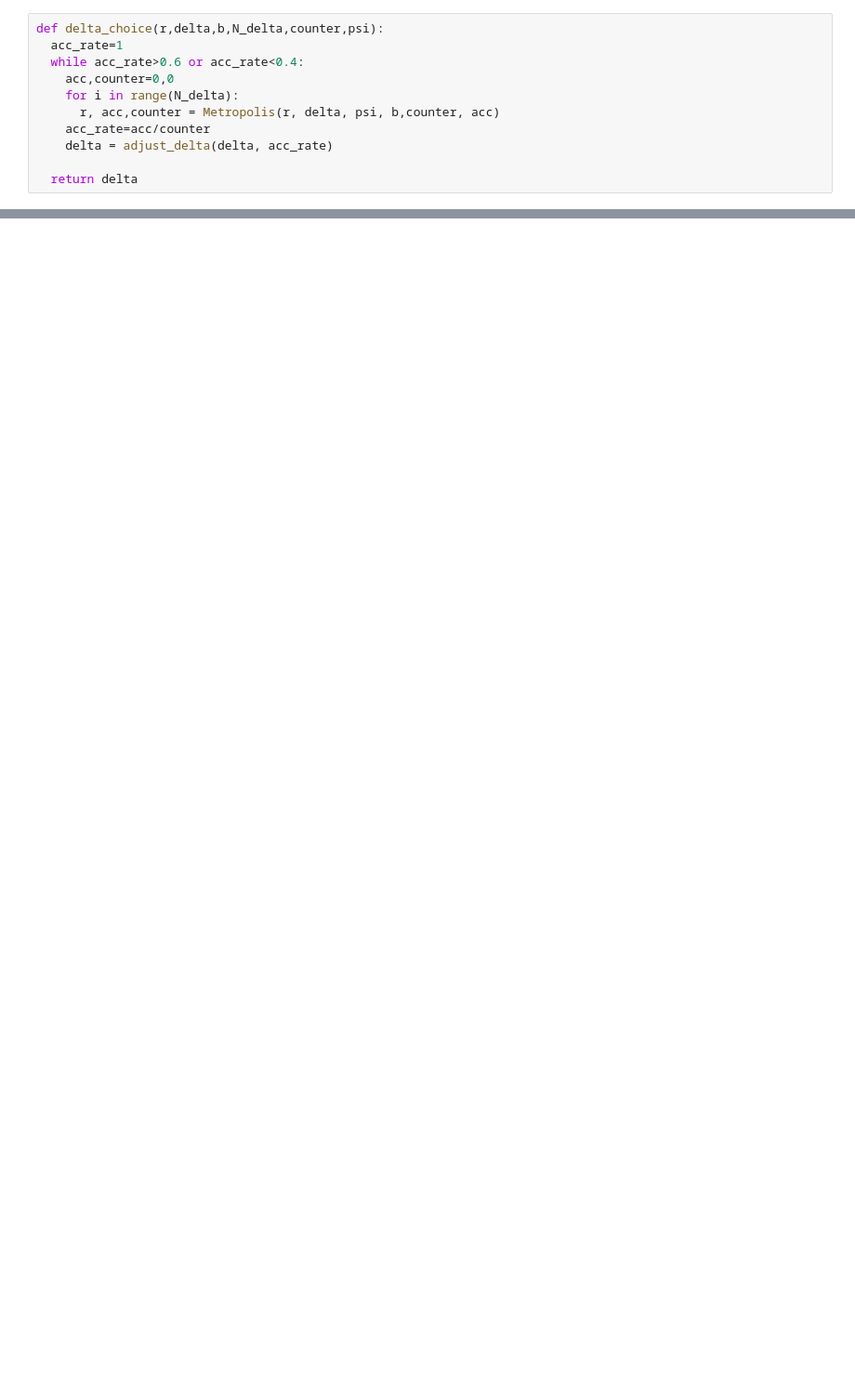
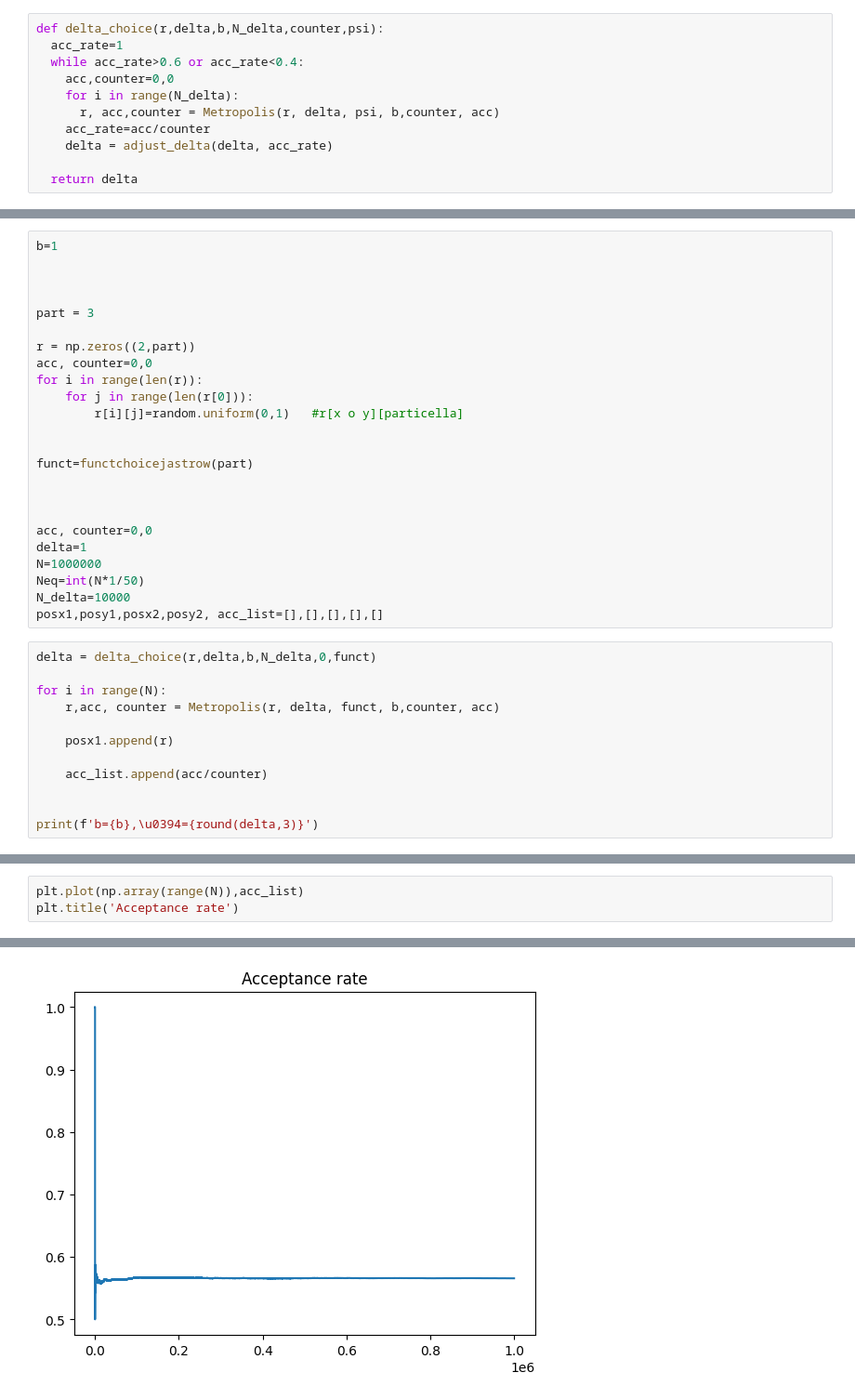
Before and after one commit to marcobeIIa/computational_physics, a Jupyter notebook: homework4/prova2particelle.ipynb, the cells around one changed output, grey strips where cells are left out. Shown at 93% size. Saved outputs shown, nothing was run; the diff lists cells and outputs as text; blank space fills up the shorter version.

```diff
--- a/homework4/prova2particelle.ipynb
+++ b/homework4/prova2particelle.ipynb
@@ -125,0 +286,36 @@ plt.plot(y,posy2, label='y2')
+# %%
+b=1
+
+
+
+part = 3
+
+r = np.zeros((2,part))
+acc, counter=0,0
+for i in range(len(r)):
+    for j in range(len(r[0])):
+        r[i][j]=random.uniform(0,1)   #r[x o y][particella]
+
+
+funct=functchoicejastrow(part)
+
+
+
+acc, counter=0,0
+delta=1
+N=1000000
+Neq=int(N*1/50)
+N_delta=10000
+posx1,posy1,posx2,posy2, acc_list=[],[],[],[],[]
+# %%
+delta = delta_choice(r,delta,b,N_delta,0,funct)
+
+for i in range(N):
+    r,acc, counter = Metropolis(r, delta, funct, b,counter, acc)
+
+    posx1.append(r)
+
+    acc_list.append(acc/counter)
+
+
+print(f'b={b},\u0394={round(delta,3)}')
@@ -125,0 +324,4 @@ plt.plot(y,posy2, label='y2')
+# %%
+plt.plot(np.array(range(N)),acc_list)
+plt.title('Acceptance rate')
+# %% [output]
@@ -125,0 +329 @@ plt.plot(y,posy2, label='y2')
+[figure, added]
```
Also changed, not shown: parts of 17 cells of this notebook, 5 other files.
